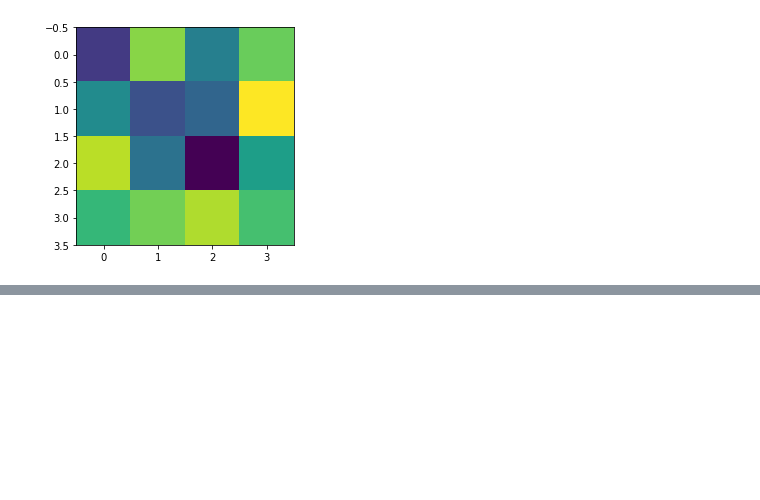
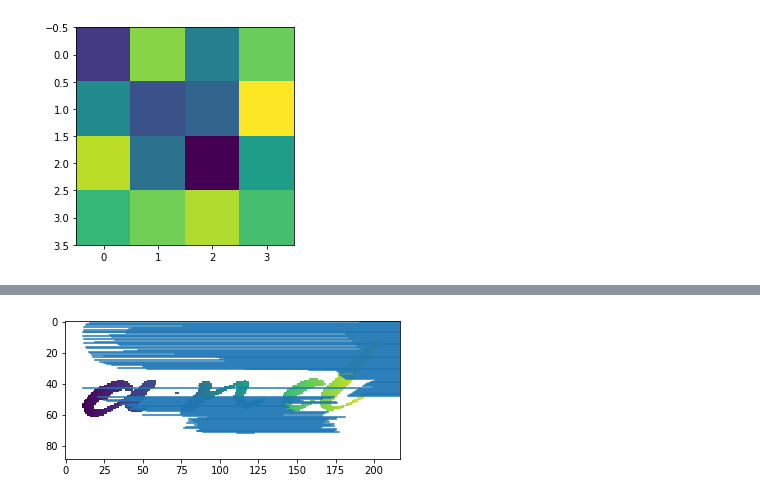
Before and after one commit to felixgaschi/word-image-similarity, a Jupyter notebook: demo.ipynb, the cells around one changed output, grey strips where cells are left out. Cells and saved outputs as stored; diff of their text form; code cells hidden in the pictures; blank space fills up the shorter version.

```diff
--- a/demo.ipynb
+++ b/demo.ipynb
@@ -262,0 +286,6 @@ results = np.loadtxt("../results/exp-00001/scores.csv", delimiter=",")
+# %%
+cp = gudhi.CubicalComplex(
+    dimensions=d.shape,
+    top_dimensional_cells=[d[i,j] for i in range(d.shape[0]) for j in range(d.shape[1])]
+)
+pers = [elt[1] for elt in list(cp.persistence()) if elt[0] == 0]
@@ -262,0 +312,2 @@ results = np.loadtxt("../results/exp-00001/scores.csv", delimiter=",")
+# %%
+pers_pad = [e if e[1] != np.inf else (e[0], 230) for e in pers]
@@ -263,3 +334,24 @@ results = np.loadtxt("../results/exp-00001/scores.csv", delimiter=",")
+# %%
+import matplotlib.pyplot as plt
+import matplotlib.lines as mlines
+
+def drawbarcode(pers, ratio=0.6, epsilon=10):
+    ax = plt.gca()
+    xmin, xmax = ax.get_xbound()
+    for i, p in enumerate(pers):
+        xmin, xmax = p
+        if xmax - xmin < epsilon:
+            continue
+        ymin, ymax = i * ratio, i * ratio
+        l = mlines.Line2D([xmin,xmax], [ymin,ymax])
+        ax.add_line(l)
+    return l
+
+plt.imshow(d)
+drawbarcode(pers_pad)
+plt.show()
+# %% [output]
+[figure, added]
 # %%
 plt.plot(np.arange(1,results.shape[0]+1),results[:,2])
 plt.title("Loss over iterations")
```
Also changed, not shown: parts of 10 cells of this notebook, 2 other files.
